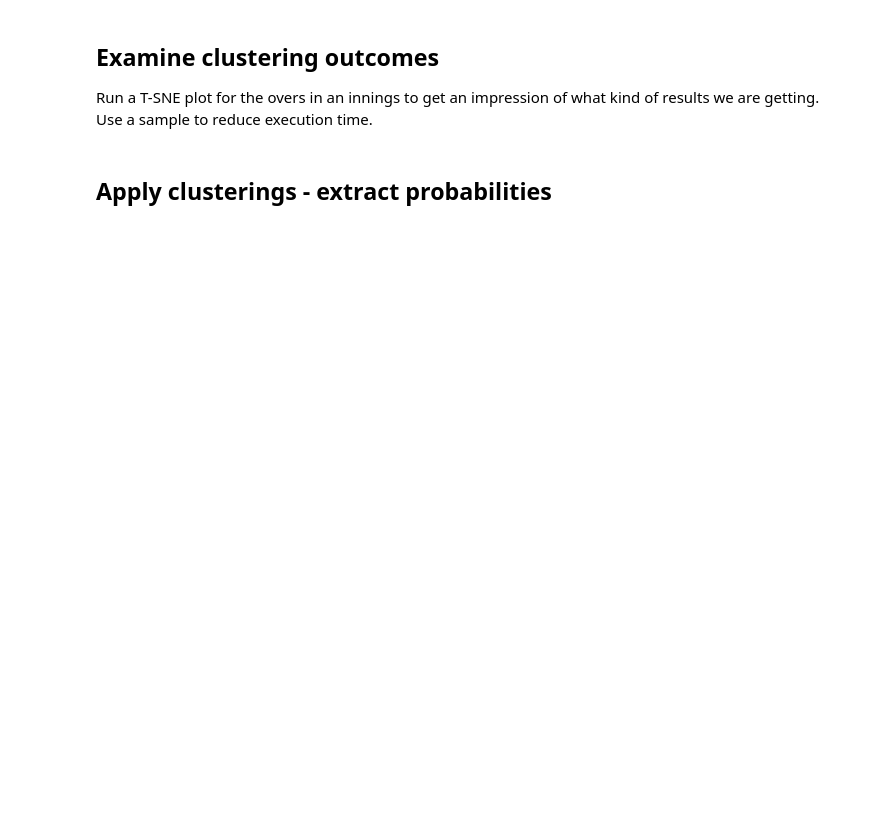
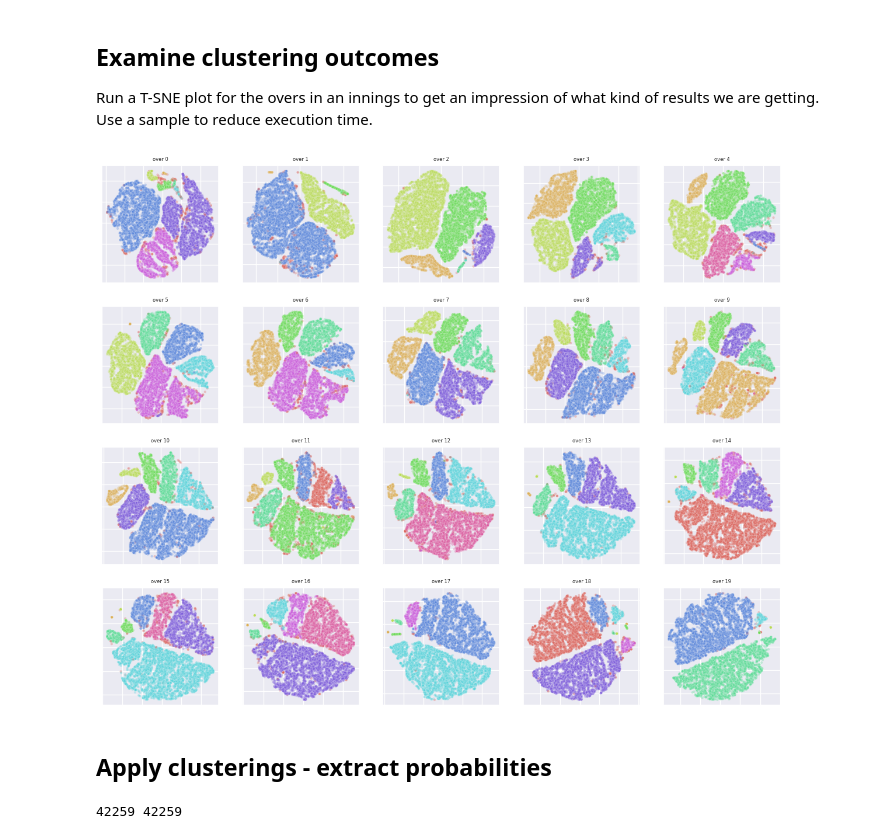
Before and after one commit to mikewoodhouse/extracover, a Jupyter notebook: notebooks/hdbscan.ipynb, the cells around one changed output. Cells and saved outputs as stored; diff of their text form; code cells hidden in the pictures; blank space fills up the shorter version.

```diff
--- a/notebooks/hdbscan.ipynb
+++ b/notebooks/hdbscan.ipynb
@@ -177,7 +222,7 @@ for over in tqdm(range(20)):
     fitted_scaler = scaler_obj.fit(X)
     Xp = fitted_scaler.transform(X)
 
-    tsne = TSNE(n_components=2, metric="euclidean", verbose=0, perplexity=40, n_iter=300)
+    tsne = TSNE(n_components=2, metric="euclidean", verbose=0, perplexity=40, max_iter=300)
     results = tsne.fit_transform(Xp)
 
     n_clusters = knees[inns][over]
@@ -185,39 +230,41 @@ for over in tqdm(range(20)):
     clf = clfs[inns][over]
     clf.fit(Xp)
     clfs[inns].append(clf)
     labels = clf.labels_
 
     df_res = pd.DataFrame()
     df_res["x"] = results[:, 0]
     df_res["y"] = results[:, 1]
     df_res["c"] = labels
 
     r = over % 5
     c = over // 5
     ax = axs[c, r]
     sns.scatterplot(
         x="x",
         y="y",
         data=df_res,
         hue="c",
         palette=sns.color_palette("hls", 10),
         legend=False,
         alpha=0.3,
         ax=ax,
         s=10,
     ).set(
         xticklabels=[],
         yticklabels=[],
         xlabel=None,
         ylabel=None,
         title=f"over {over}",
     )
+# %% [output]
+[figure, added]
 # %% [markdown]
 ## Apply clusterings - extract probabilities
 # %%
 from collections import defaultdict
 # %%
-inns, over = 0, 8
+inns, over = 0, 0
 clf = clfs[inns][over]
 Xt = extract_values(train_dfs[inns][over], X_values)
 yt = extract_values(train_dfs[inns][over], y_values)
@@ -231,6 +278,8 @@ print(len(labels), len(outcomes))
 res = {k: defaultdict(int) for k in np.unique(labels)}
 for i, label in enumerate(labels):
     res[label][outcomes[i]] += 1
+# %% [output]
+42259 42259
 # %%
 OUTCOME_DESCS = [
     "label",
```
Also changed, not shown: parts of 7 cells of this notebook, 5 other files.
